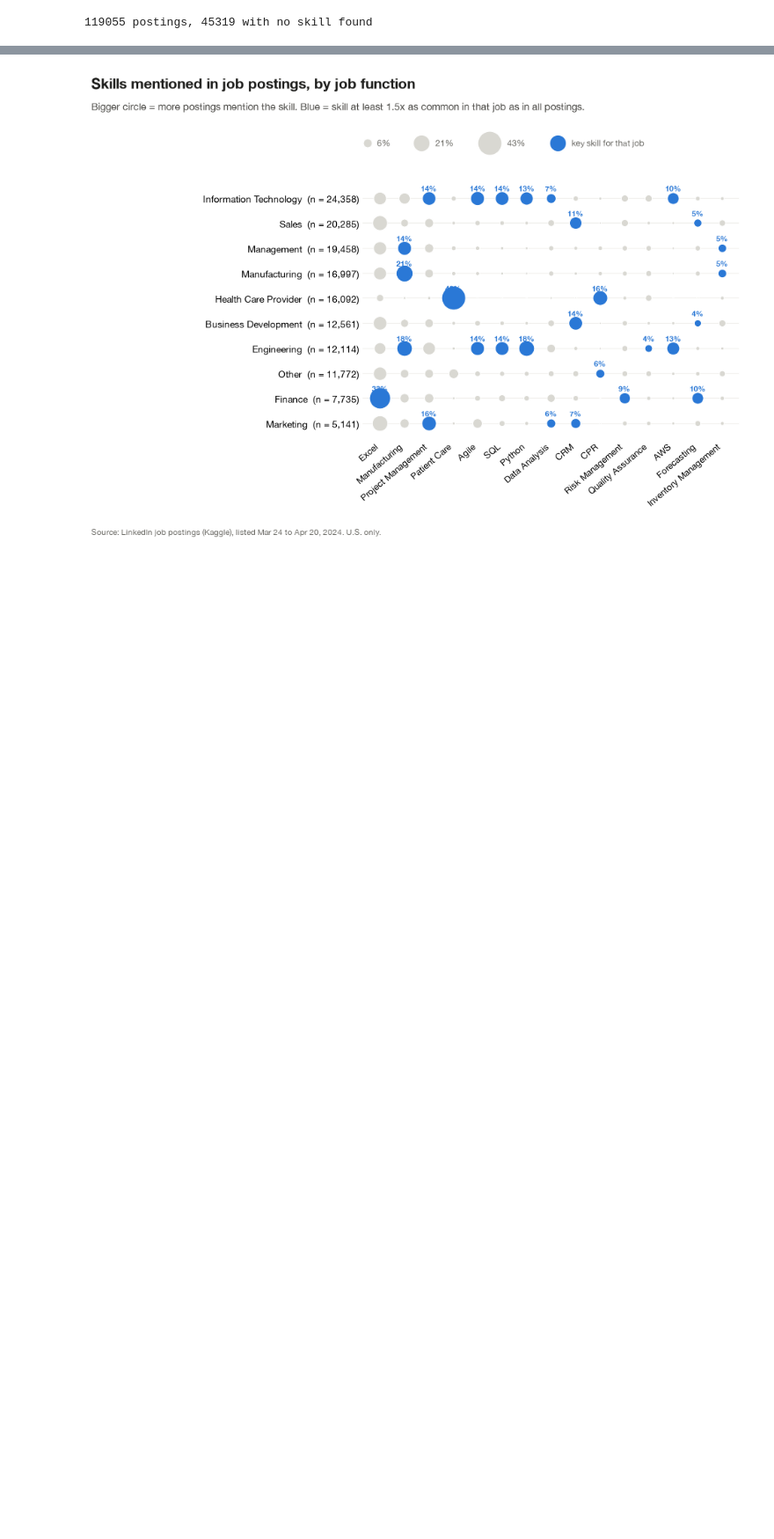
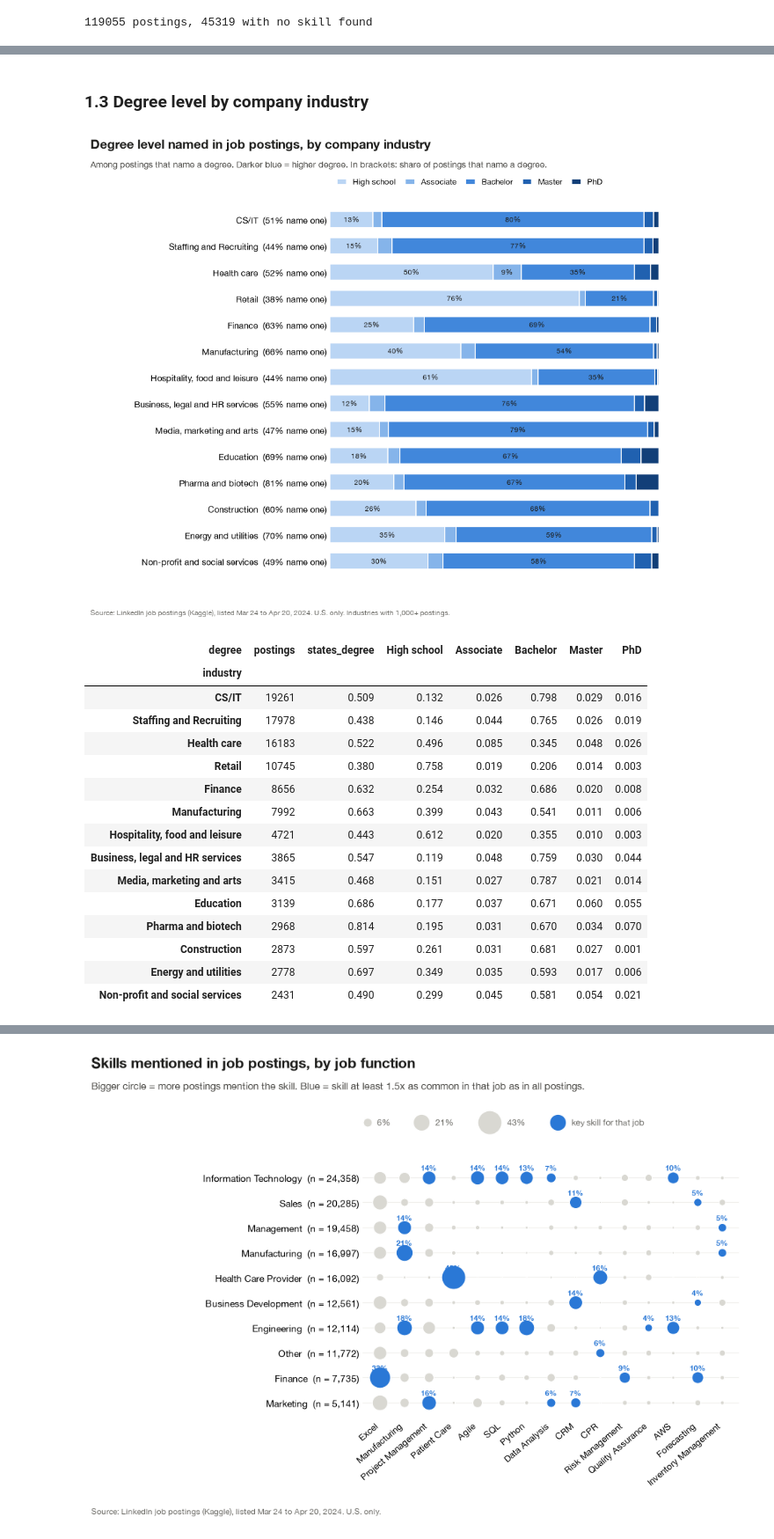
Before and after one commit to jessyyi/Py3onistas, a Jupyter notebook: notebooks/01_data_eda.ipynb, the cells around one changed output, grey strips where cells are left out. Shown at 88% size. Cells and saved outputs as stored; diff of their text form; code cells hidden in the pictures; blank space fills up the shorter version.

```diff
--- a/notebooks/01_data_eda.ipynb
+++ b/notebooks/01_data_eda.ipynb
@@ -184,0 +173,30 @@ print(len(job_skills), "postings,", (job_skills["skills"].str.len() == 0).sum(),
+# %% [markdown]
+### 1.3 Degree level by company industry
+# %%
+deg_industry = ra.degree_requirements(jobs, by="industry", min_n=1000, top=14)
+shown = deg_industry[ra.STATED_DEGREES].copy()
+shown.index = [f"{g}  ({s:.0%} name one)" for g, s in zip(deg_industry.index, deg_industry["states_degree"])]
+mp.plot_stacked_mix(shown, "Degree level named in job postings, by company industry",
+                    "Among postings that name a degree. Darker blue = higher degree. In brackets: share of postings that name a degree.",
+                    SOURCE + " Industries with 1,000+ postings.", first_gray=False,
+                    path=f"{FIG}/degree_by_industry.png")
+plt.show()
+deg_industry.round(3)
+# %% [output]
+[figure, added]
+| degree | postings | states_degree | High school | Associate | Bachelor | Master | PhD |
+| industry |  |  |  |  |  |  |  |
+| CS/IT | 19261 | 0.509 | 0.132 | 0.026 | 0.798 | 0.029 | 0.016 |
+| Staffing and Recruiting | 17978 | 0.438 | 0.146 | 0.044 | 0.765 | 0.026 | 0.019 |
+| Health care | 16183 | 0.522 | 0.496 | 0.085 | 0.345 | 0.048 | 0.026 |
+| Retail | 10745 | 0.380 | 0.758 | 0.019 | 0.206 | 0.014 | 0.003 |
+| Finance | 8656 | 0.632 | 0.254 | 0.032 | 0.686 | 0.020 | 0.008 |
+| Manufacturing | 7992 | 0.663 | 0.399 | 0.043 | 0.541 | 0.011 | 0.006 |
+| Hospitality, food and leisure | 4721 | 0.443 | 0.612 | 0.020 | 0.355 | 0.010 | 0.003 |
+| Business, legal and HR services | 3865 | 0.547 | 0.119 | 0.048 | 0.759 | 0.030 | 0.044 |
+| Media, marketing and arts | 3415 | 0.468 | 0.151 | 0.027 | 0.787 | 0.021 | 0.014 |
+| Education | 3139 | 0.686 | 0.177 | 0.037 | 0.671 | 0.060 | 0.055 |
+| Pharma and biotech | 2968 | 0.814 | 0.195 | 0.031 | 0.670 | 0.034 | 0.070 |
+| Construction | 2873 | 0.597 | 0.261 | 0.031 | 0.681 | 0.027 | 0.001 |
+| Energy and utilities | 2778 | 0.697 | 0.349 | 0.035 | 0.593 | 0.017 | 0.006 |
+| Non-profit and social services | 2431 | 0.490 | 0.299 | 0.045 | 0.581 | 0.054 | 0.021 |
```
Also changed, not shown: parts of 99 cells of this notebook, 54 other files.
